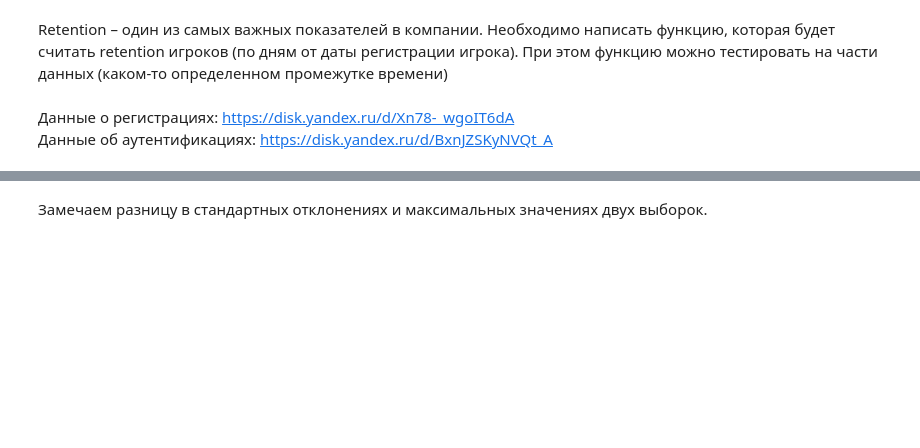
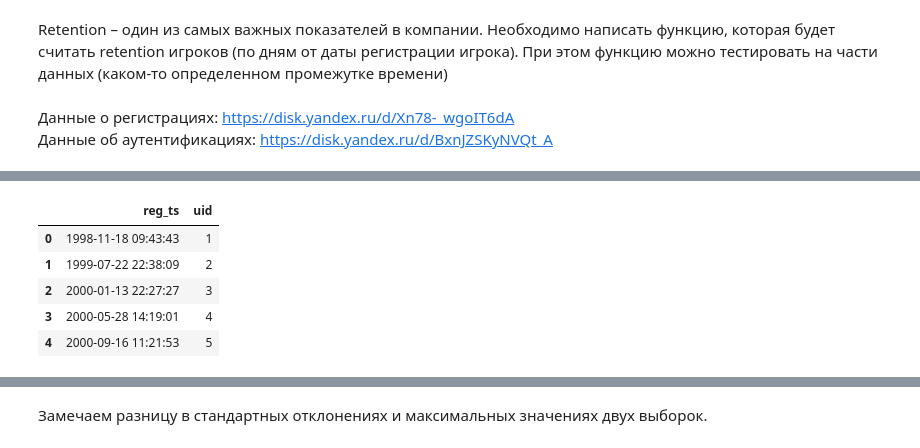
Before and after one commit to equi1p/game_analyst, a Jupyter notebook: Game_project.ipynb, the cells around one changed output, grey strips where cells are left out. Saved outputs shown, nothing was run; the diff lists cells and outputs as text; code cells hidden in the pictures; blank space fills up the shorter version.

```diff
--- a/Game_project.ipynb
+++ b/Game_project.ipynb
@@ -30,0 +80,9 @@ Retention – один из самых важных показателей в к
+# %%
+reg.head()
+# %% [output]
+|  | reg_ts | uid |
+| 0 | 1998-11-18 09:43:43 | 1 |
+| 1 | 1999-07-22 22:38:09 | 2 |
+| 2 | 2000-01-13 22:27:27 | 3 |
+| 3 | 2000-05-28 14:19:01 | 4 |
+| 4 | 2000-09-16 11:21:53 | 5 |
```
Also changed, not shown: parts of 35 cells of this notebook.
